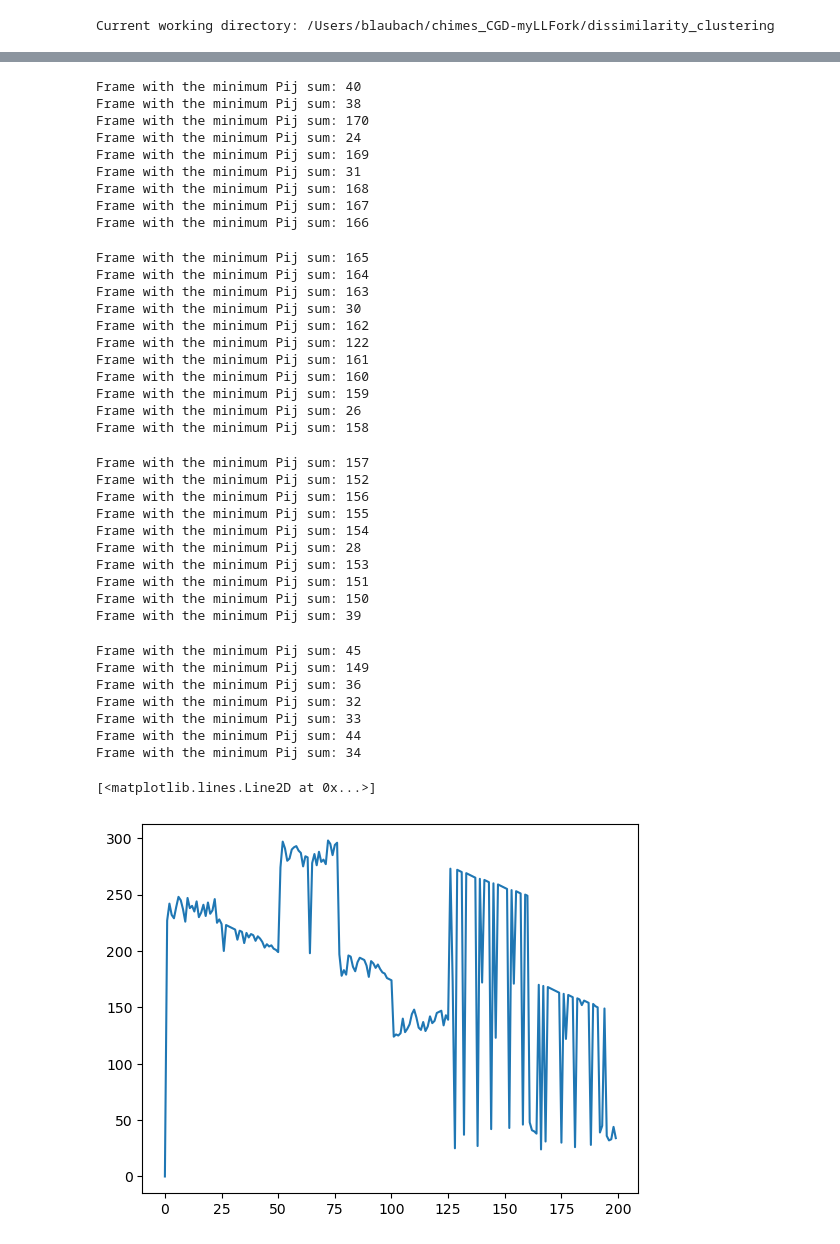
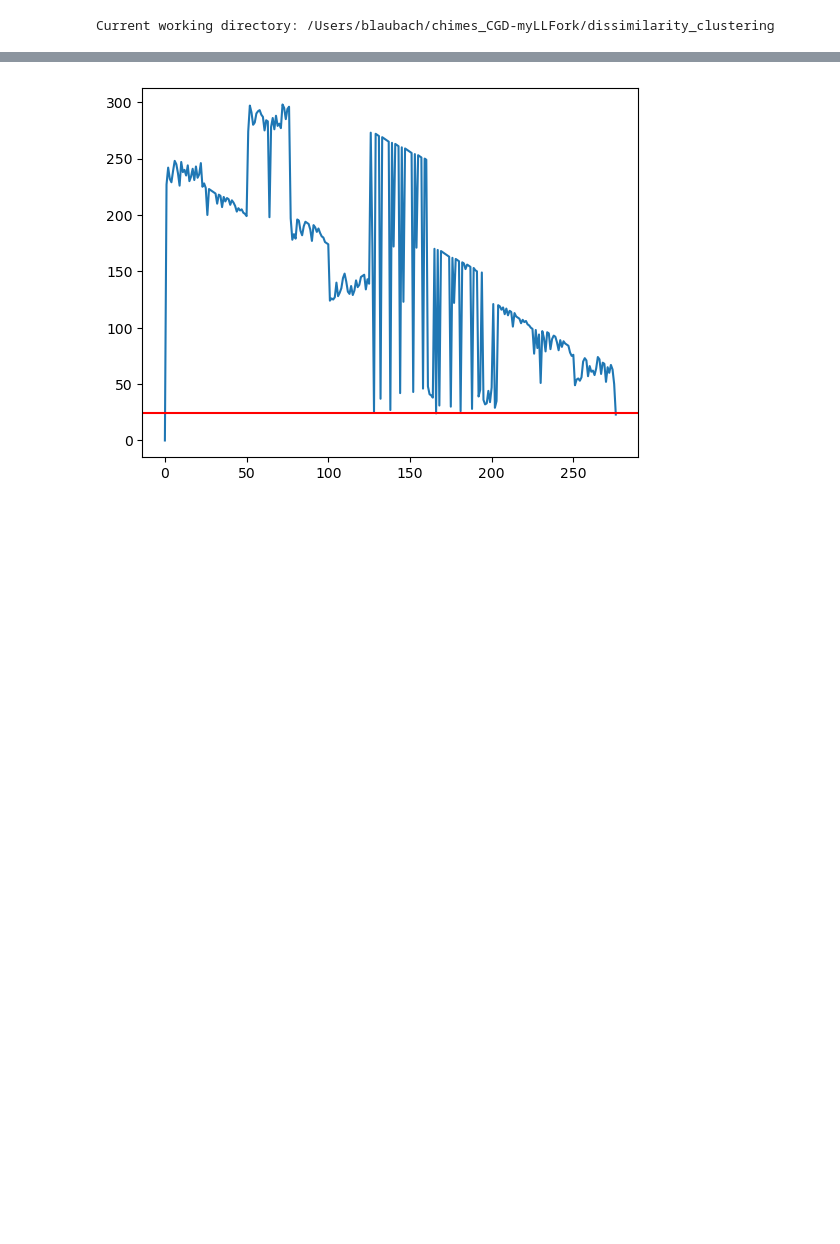
Before and after one commit to laubachb/chimes_CGD-myLLFork, a Jupyter notebook: dissimilarity_clustering/training_set_reduction copy.ipynb, the cells around one changed output, grey strips where cells are left out. Drawn from its saved outputs; the diff is of its cells as text; code cells hidden in the pictures; blank space fills up the shorter version.

```diff
--- a/dissimilarity_clustering/training_set_reduction copy.ipynb
+++ b/dissimilarity_clustering/training_set_reduction copy.ipynb
@@ -111,23 +111,3 @@ training_data_#0110.xyz
 4    0.0       0  0.016344  0.020228     216
 
 [5 rows x 184 columns]
-# %%
-# Define the size of each chunk
-chunk_size = 25
-
-# Initialize an empty list to store the chunks
-chunk_list = []
-
-# Iterate over the rows of df_fingerprints in chunks of size chunk_size
-for i in range(0, len(df_fingerprints), chunk_size):
-    # Select a chunk of rows
-    chunk = df_fingerprints.iloc[i:i+chunk_size]
-
-    # Assign the chunk to a variable with a dynamic name (e.g., sp1, sp2, ...)
-    globals()[f'sp{i//chunk_size + 1}'] = chunk
-
-    # Append the chunk to the list
-    chunk_list.append(chunk)
-
-# Now, sp1, sp2, ..., will contain the first 25, next 25, ..., rows of df_fingerprints
-print(np.shape(chunk_list))
@@ -165,6 +143,8 @@ def construct_comparison(training_set, candidates, master_matrix, pij_matrix=Non
         pij_matrix = pd.DataFrame(columns = column_values)
     #pij_matrix.columns = column_values
     pij_matrix[column_values[-1]] = 0
+    #pij_matrix = pd.concat([pij_matrix, pd.DataFrame({column_values[-1]: [0] * len(pij_matrix)})], axis=1)
+
     pij_values = []
     phi1 = training_set.iloc[-1]
     for index_ac, phi2 in candidates.iterrows():
@@ -172,20 +152,16 @@ def construct_comparison(training_set, candidates, master_matrix, pij_matrix=Non
     pij_matrix[column_values[-1]] = pij_values
 
     # Calculate the sum of values in each row and store the results in a list
-    sums = pij_matrix.sum(axis=1)
+    sums = pij_matrix.mean(axis=1)
 
-    # # Create a new DataFrame or Series with indices from candidates and sums
-    # sums_with_indices = pd.Series(sums.values, index=candidates.index)
-
-    # # Find the index of the minimum value in the sums_with_indices Series
-    # min_pij_index = sums_with_indices.idxmin()
     min_pij_index = sums.idxmin()
-    print("Frame with the minimum Pij sum:", min_pij_index)
+    #print("Frame with the minimum Pij sum:", min_pij_index)
 
     update_training, update_configurations, update_pij_matrix = update_configuration_sets(min_pij_index, training_set, candidates, pij_matrix)
 
     # print(np.shape(update_training))
     # print(np.shape(update_configurations))
+    # print("###")
 
     return update_training, update_configurations, update_pij_matrix
 
@@ -217,9 +193,14 @@ available_configurations = copy.copy(df_fingerprints)
 available_configurations.drop(starting_frame, inplace=True)
 
 # Compute pij matrix
-cfg_cnt = 200
+cfg_cnt = 277
 for i in range(cfg_cnt-1):
     current_training_set, available_configurations, pij_matrix = construct_comparison(current_training_set, available_configurations, df_fingerprints, pij_matrix)
 plt.plot(current_training_set.index)
+# Add a horizontal red line at y=24
+plt.axhline(y=24, color='red')
+
+# Show the plot
+plt.show()
 # %% [output]
 (300, 184)
@@ -298,39 +207 @@ Frame with the minimum Pij sum: 41
-Frame with the minimum Pij sum: 40
-Frame with the minimum Pij sum: 38
-Frame with the minimum Pij sum: 170
-Frame with the minimum Pij sum: 24
-Frame with the minimum Pij sum: 169
-Frame with the minimum Pij sum: 31
-Frame with the minimum Pij sum: 168
-Frame with the minimum Pij sum: 167
-Frame with the minimum Pij sum: 166
-Frame with the minimum Pij sum: 165
-Frame with the minimum Pij sum: 164
-Frame with the minimum Pij sum: 163
-Frame with the minimum Pij sum: 30
-Frame with the minimum Pij sum: 162
-Frame with the minimum Pij sum: 122
-Frame with the minimum Pij sum: 161
-Frame with the minimum Pij sum: 160
-Frame with the minimum Pij sum: 159
-Frame with the minimum Pij sum: 26
-Frame with the minimum Pij sum: 158
-Frame with the minimum Pij sum: 157
-Frame with the minimum Pij sum: 152
-Frame with the minimum Pij sum: 156
-Frame with the minimum Pij sum: 155
-Frame with the minimum Pij sum: 154
-Frame with the minimum Pij sum: 28
-Frame with the minimum Pij sum: 153
-Frame with the minimum Pij sum: 151
-Frame with the minimum Pij sum: 150
-Frame with the minimum Pij sum: 39
-Frame with the minimum Pij sum: 45
-Frame with the minimum Pij sum: 149
-Frame with the minimum Pij sum: 36
-Frame with the minimum Pij sum: 32
-Frame with the minimum Pij sum: 33
-Frame with the minimum Pij sum: 44
-Frame with the minimum Pij sum: 34
-[<matplotlib.lines.Line2D at 0x...>]
-[figure, old version]
+[figure, new version]
```
Also changed, not shown: parts of 2 cells of this notebook.
